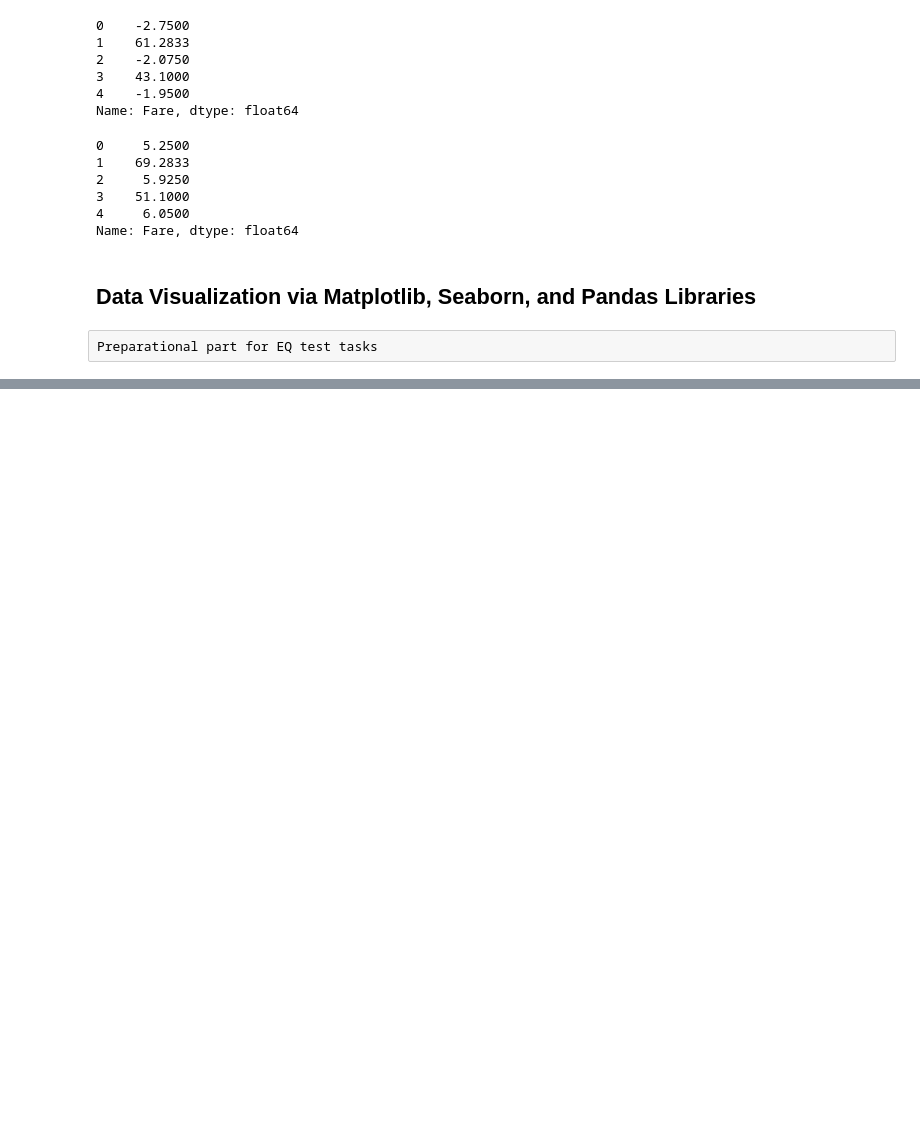
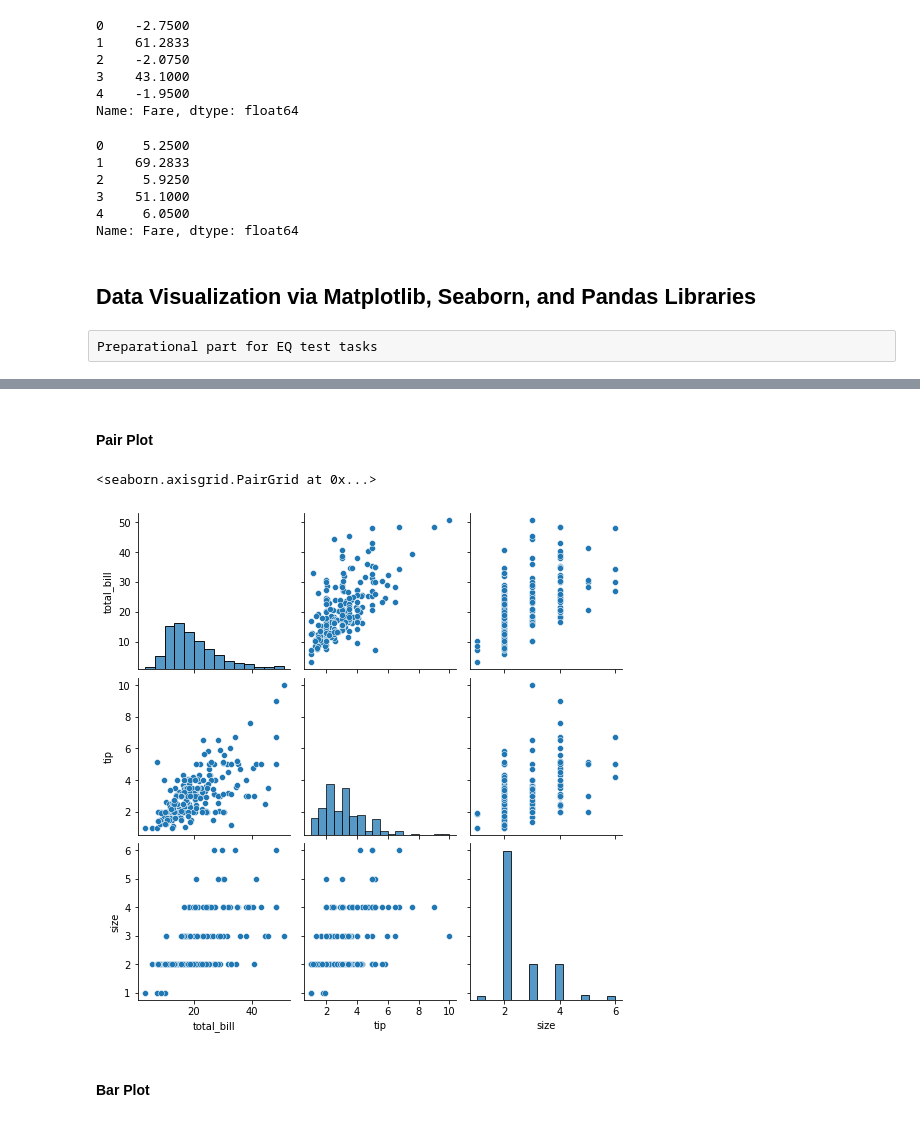
Before and after one commit to LocrianBird/datasets_preps, a Jupyter notebook: Quill.ipynb, the cells around one changed output, grey strips where cells are left out. Saved outputs shown, nothing was run; the diff lists cells and outputs as text; code cells hidden in the pictures; blank space fills up the shorter version.

```diff
--- a/Quill.ipynb
+++ b/Quill.ipynb
@@ -214,0 +245,9 @@ plt.show()
+# %% [markdown]
+#### Pair Plot
+# %%
+sns.pairplot(data=tips_data)
+# %% [output]
+<seaborn.axisgrid.PairGrid at 0x...>
+[figure, added]
+# %% [markdown]
+#### Bar Plot
```
Also changed, not shown: parts of 42 cells of this notebook.
